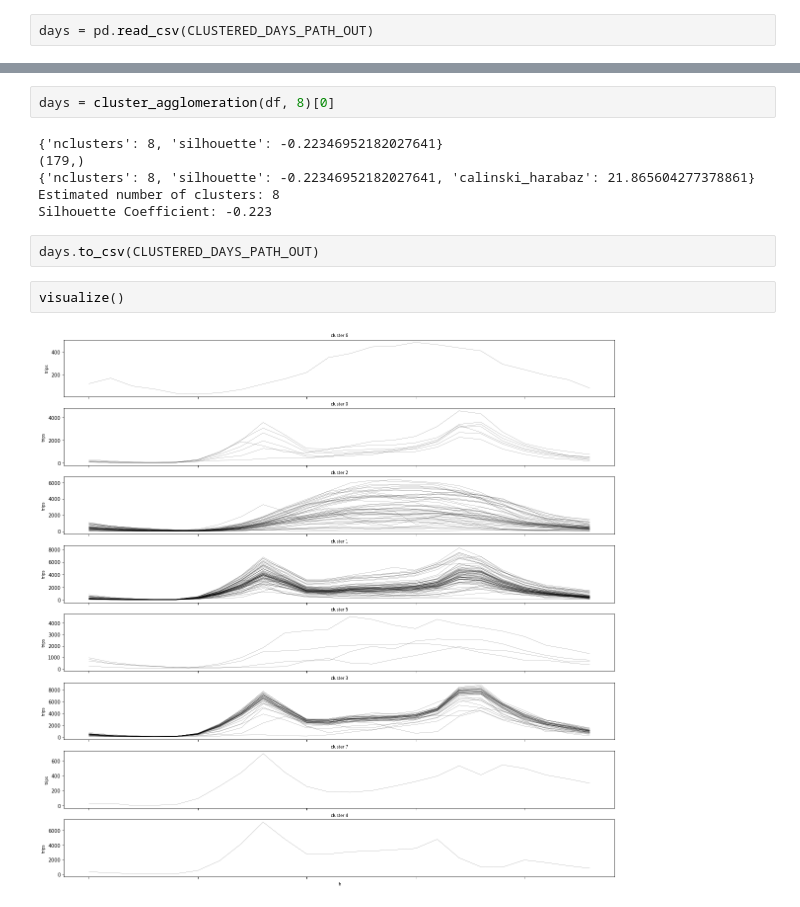
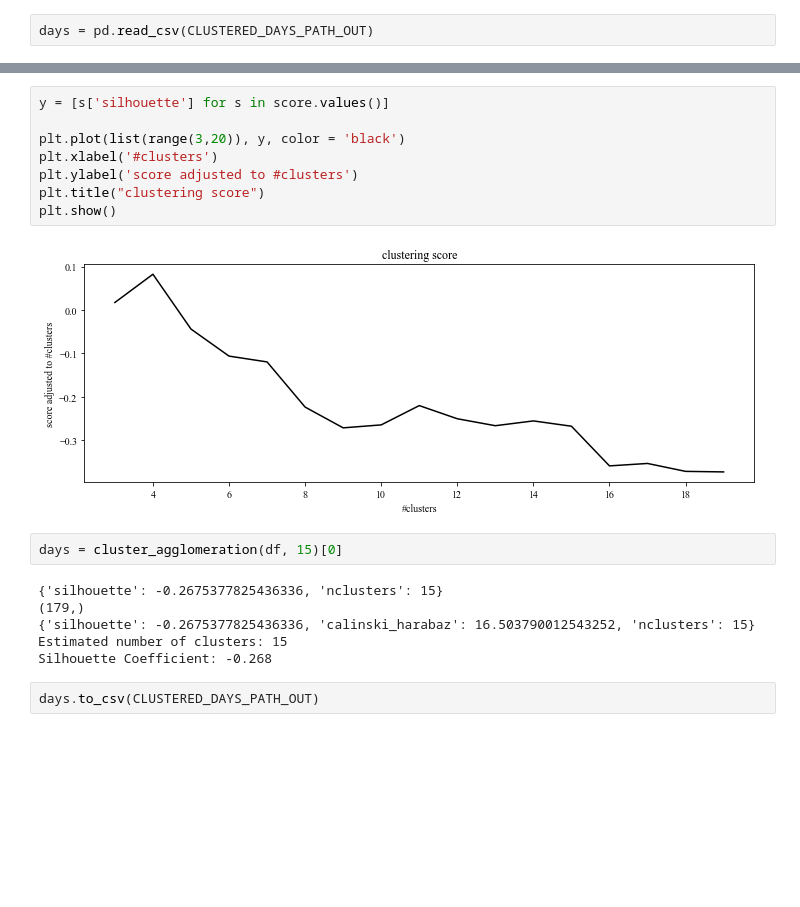
Before and after one commit to RafalKucharskiPK/clustering_mobility_data, a Jupyter notebook: nb.ipynb, the cells around one changed output, grey strips where cells are left out. Drawn from its saved outputs; the diff is of its cells as text; blank space fills up the shorter version.

```diff
--- a/nb.ipynb
+++ b/nb.ipynb
@@ -50,14 +98,20 @@ plt.plot(list(score.values()))
+# %%
+y = [s['silhouette'] for s in score.values()]
+
+plt.plot(list(range(3,20)), y, color = 'black')
+plt.xlabel('#clusters')
+plt.ylabel('score adjusted to #clusters')
+plt.title("clustering score")
+plt.show()
+# %% [output]
+[figure, added]
 # %%
-days = cluster_agglomeration(df, 8)[0]
+days = cluster_agglomeration(df, 15)[0]
 # %% [output]
-{'nclusters': 8, 'silhouette': -0.22346952182027641}
+{'silhouette': -0.2675377825436336, 'nclusters': 15}
 (179,)
-{'nclusters': 8, 'silhouette': -0.22346952182027641, 'calinski_harabaz': 21.865604277378861}
-Estimated number of clusters: 8
-Silhouette Coefficient: -0.223
+{'silhouette': -0.2675377825436336, 'calinski_harabaz': 16.503790012543252, 'nclusters': 15}
+Estimated number of clusters: 15
+Silhouette Coefficient: -0.268
 # %%
 days.to_csv(CLUSTERED_DAYS_PATH_OUT)
-# %%
-visualize()
-# %% [output]
-[figure, removed]
```
Also changed, not shown: parts of 18 cells of this notebook, 3 other files.
